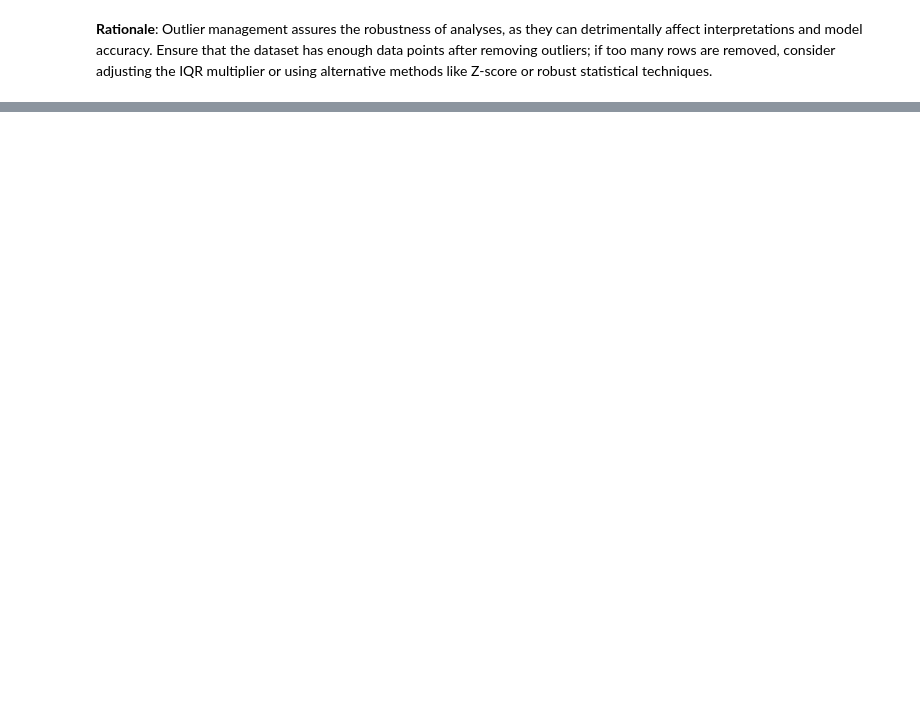
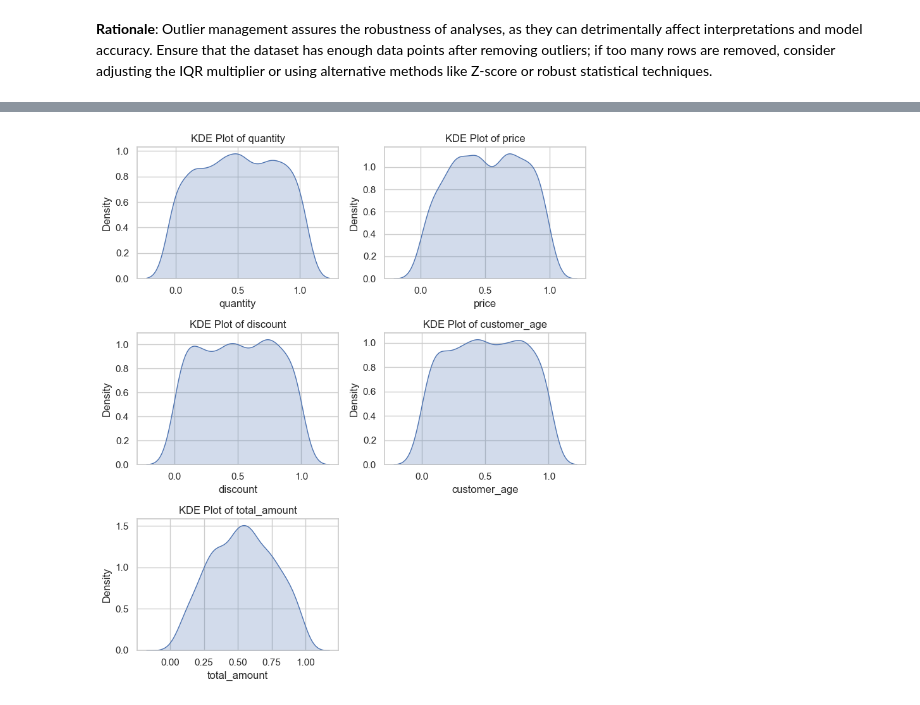
Before and after one commit to arnelimperial/greenergy, a Jupyter notebook: sales.ipynb, the cells around one changed output, grey strips where cells are left out. Saved outputs shown, nothing was run; the diff lists cells and outputs as text; code cells hidden in the pictures; blank space fills up the shorter version.

```diff
--- a/sales.ipynb
+++ b/sales.ipynb
@@ -359,0 +556,26 @@ computed_df.shape
+# %%
+def histoplot(df):
+    numeric_cols = df.columns
+    num_plots = len(numeric_cols)
+    num_cols = 2
+    num_rows = (num_plots + 1) // num_cols
+
+    fig, axes = plt.subplots(num_rows, num_cols, figsize=(8, num_rows * 3))
+
+    # Flatten axes array for easy iteration
+    axes = axes.flatten()
+
+    # Plot KDE for each numeric column
+    for i, col in enumerate(numeric_cols):
+        sns.kdeplot(df[col], ax=axes[i], fill=True)
+        axes[i].set_title(f'KDE Plot of {col}')
+
+    # Remove any empty subplots
+    for j in range(i + 1, len(axes)):
+        fig.delaxes(axes[j])
+        plt.tight_layout()
+        plt.show()
+
+histoplot(sampled_df[cols_to_process])
+# %% [output]
+[figure, added]
```
Also changed, not shown: parts of 77 cells of this notebook, 1 other file.
